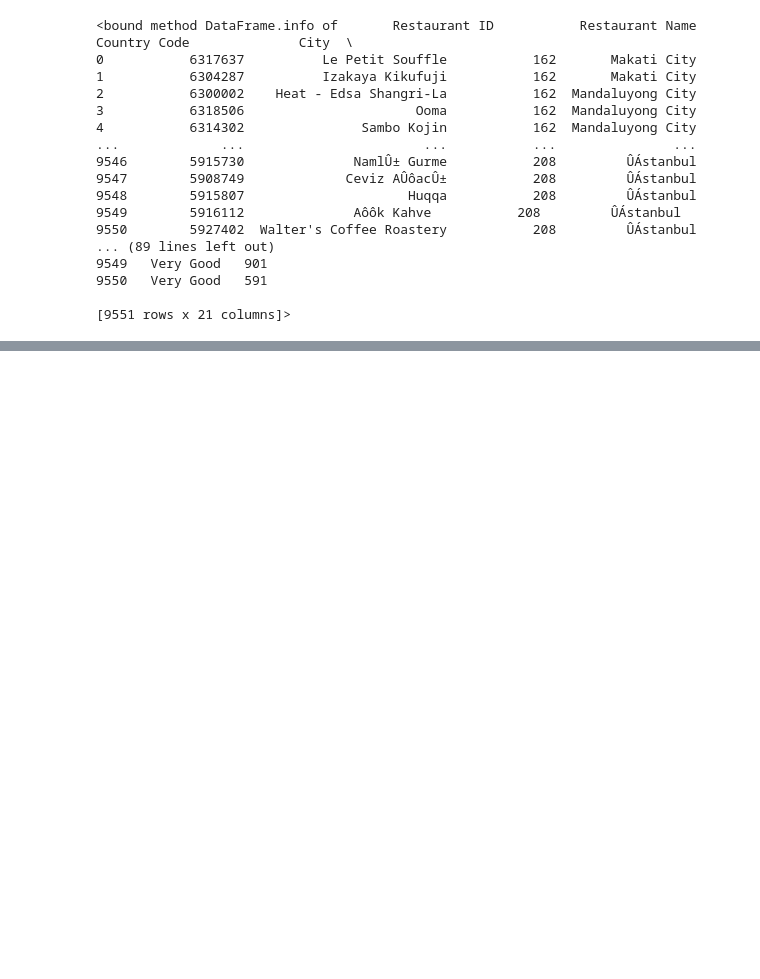
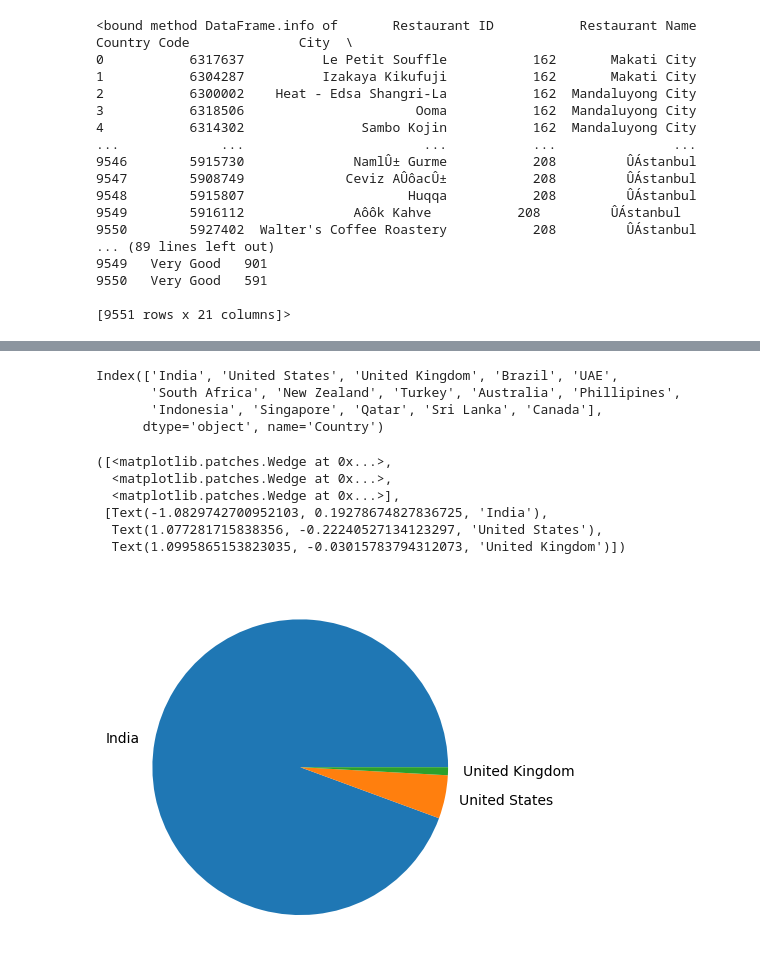
Before and after one commit to PrathamSapra/Zomato_Dataset-EDA_Feature_Engineering, a Jupyter notebook: ZomatoEDA.ipynb, the cells around one changed output, grey strips where cells are left out. Cells and saved outputs as stored; diff of their text form; code cells hidden in the pictures; blank space fills up the shorter version.

```diff
--- a/ZomatoEDA.ipynb
+++ b/ZomatoEDA.ipynb
@@ -51,0 +100,3 @@ df.info
+# %%
+df_country=pd.read_excel('Country-Code.xlsx')
+df_country.head()
@@ -51,0 +120,2 @@ df.info
+# %%
+final_df=pd.merge(df,df_country,on='Country Code', how='left')
@@ -51,0 +160,22 @@ df.info
+# %%
+country_names=final_df.Country.value_counts().index
+# %%
+final_df.Country.value_counts().index
+# %% [output]
+Index(['India', 'United States', 'United Kingdom', 'Brazil', 'UAE',
+       'South Africa', 'New Zealand', 'Turkey', 'Australia', 'Phillipines',
+       'Indonesia', 'Singapore', 'Qatar', 'Sri Lanka', 'Canada'],
+      dtype='object', name='Country')
+# %%
+country_val=final_df.Country.value_counts().values
+# %%
+## Pie Chart - Top 3 countries that uses zomato
+plt.pie(country_val[:3],labels=country_names[:3])
+# %% [output]
+([<matplotlib.patches.Wedge at 0x...>,
+  <matplotlib.patches.Wedge at 0x...>,
+  <matplotlib.patches.Wedge at 0x...>],
+ [Text(-1.0829742700952103, 0.19278674827836725, 'India'),
+  Text(1.077281715838356, -0.22240527134123297, 'United States'),
+  Text(1.0995865153823035, -0.03015783794312073, 'United Kingdom')])
+[figure, added]
```
Also changed, not shown: parts of 12 cells of this notebook, 1 other file.
